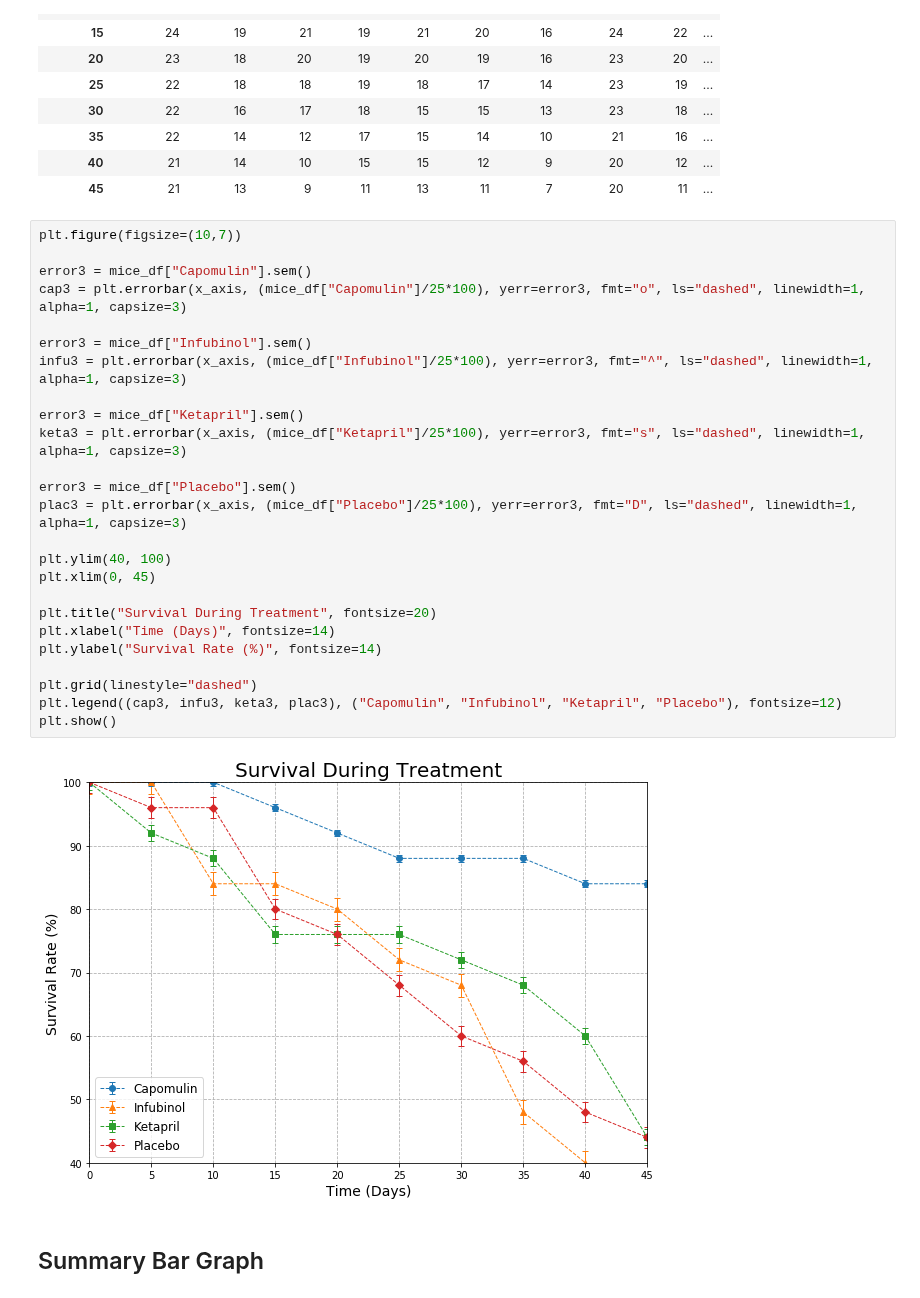
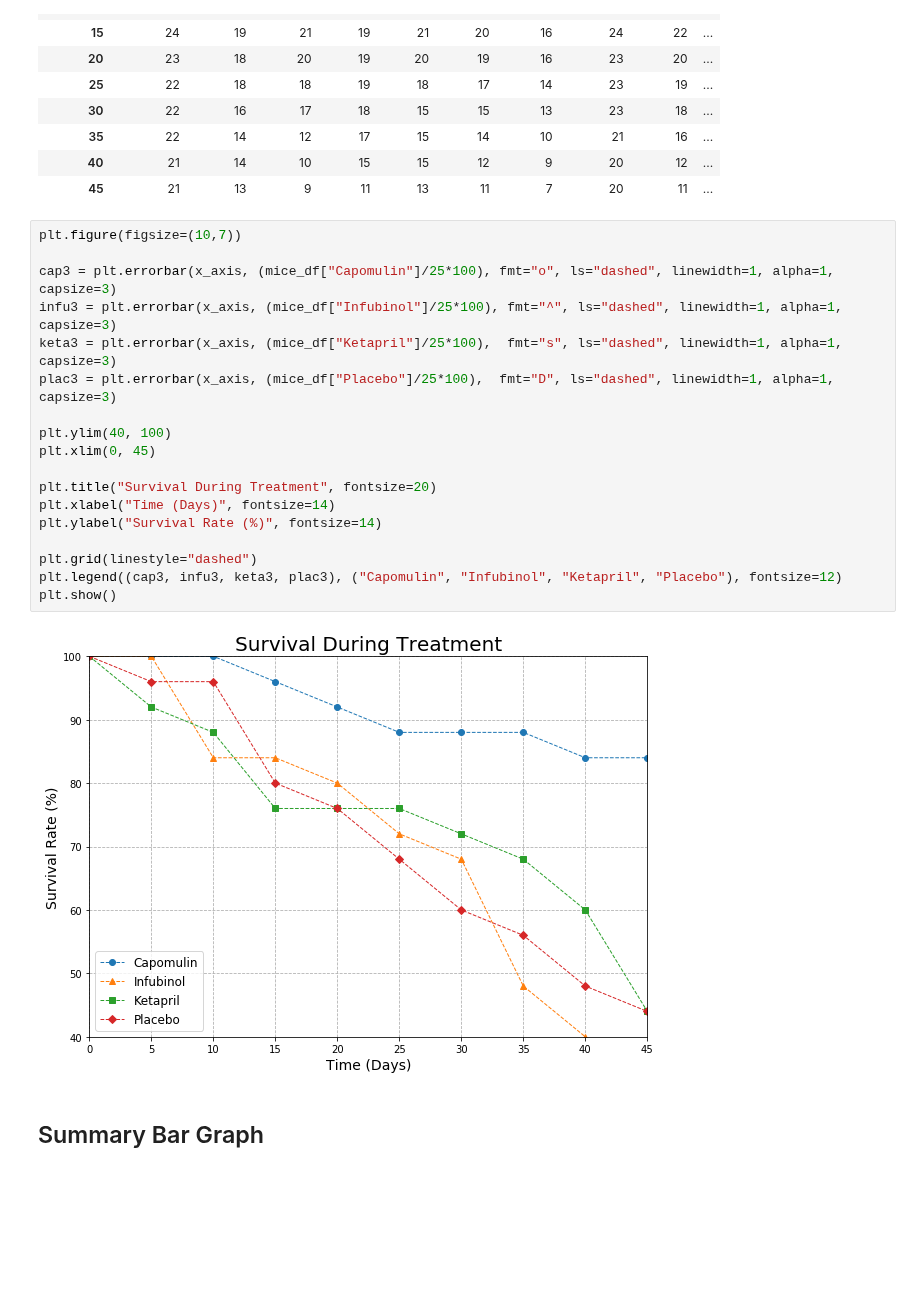
Before and after one commit to paulrizzuto/Pymaceuticals, a Jupyter notebook: pymaceuticals.ipynb, the cells around one changed output. Cells and saved outputs as stored; diff of their text form; blank space fills up the shorter version.

```diff
--- a/pymaceuticals.ipynb
+++ b/pymaceuticals.ipynb
@@ -209,30 +219,23 @@ mice_df
 # %%
 plt.figure(figsize=(10,7))
 
-error3 = mice_df["Capomulin"].sem()
-cap3 = plt.errorbar(x_axis, (mice_df["Capomulin"]/25*100), yerr=error3, fmt="o", ls="dashed", linewidth=1, alpha=1, capsize=3)
-
-error3 = mice_df["Infubinol"].sem()
-infu3 = plt.errorbar(x_axis, (mice_df["Infubinol"]/25*100), yerr=error3, fmt="^", ls="dashed", linewidth=1, alpha=1, capsize=3)
-
-error3 = mice_df["Ketapril"].sem()
-keta3 = plt.errorbar(x_axis, (mice_df["Ketapril"]/25*100), yerr=error3, fmt="s", ls="dashed", linewidth=1, alpha=1, capsize=3)
-
-error3 = mice_df["Placebo"].sem()
-plac3 = plt.errorbar(x_axis, (mice_df["Placebo"]/25*100), yerr=error3, fmt="D", ls="dashed", linewidth=1, alpha=1, capsize=3)
+cap3 = plt.errorbar(x_axis, (mice_df["Capomulin"]/25*100), fmt="o", ls="dashed", linewidth=1, alpha=1, capsize=3)
+infu3 = plt.errorbar(x_axis, (mice_df["Infubinol"]/25*100), fmt="^", ls="dashed", linewidth=1, alpha=1, capsize=3)
+keta3 = plt.errorbar(x_axis, (mice_df["Ketapril"]/25*100),  fmt="s", ls="dashed", linewidth=1, alpha=1, capsize=3)
+plac3 = plt.errorbar(x_axis, (mice_df["Placebo"]/25*100),  fmt="D", ls="dashed", linewidth=1, alpha=1, capsize=3)
 
 plt.ylim(40, 100)
 plt.xlim(0, 45)
 
 plt.title("Survival During Treatment", fontsize=20)
 plt.xlabel("Time (Days)", fontsize=14)
 plt.ylabel("Survival Rate (%)", fontsize=14)
 
 plt.grid(linestyle="dashed")
 plt.legend((cap3, infu3, keta3, plac3), ("Capomulin", "Infubinol", "Ketapril", "Placebo"), fontsize=12)
 plt.show()
 # %% [output]
-[figure, old version]
+[figure, new version]
 # %% [markdown]
 ## Summary Bar Graph
 # %%
```
Also changed, not shown: parts of 7 cells of this notebook, 8 other files.
